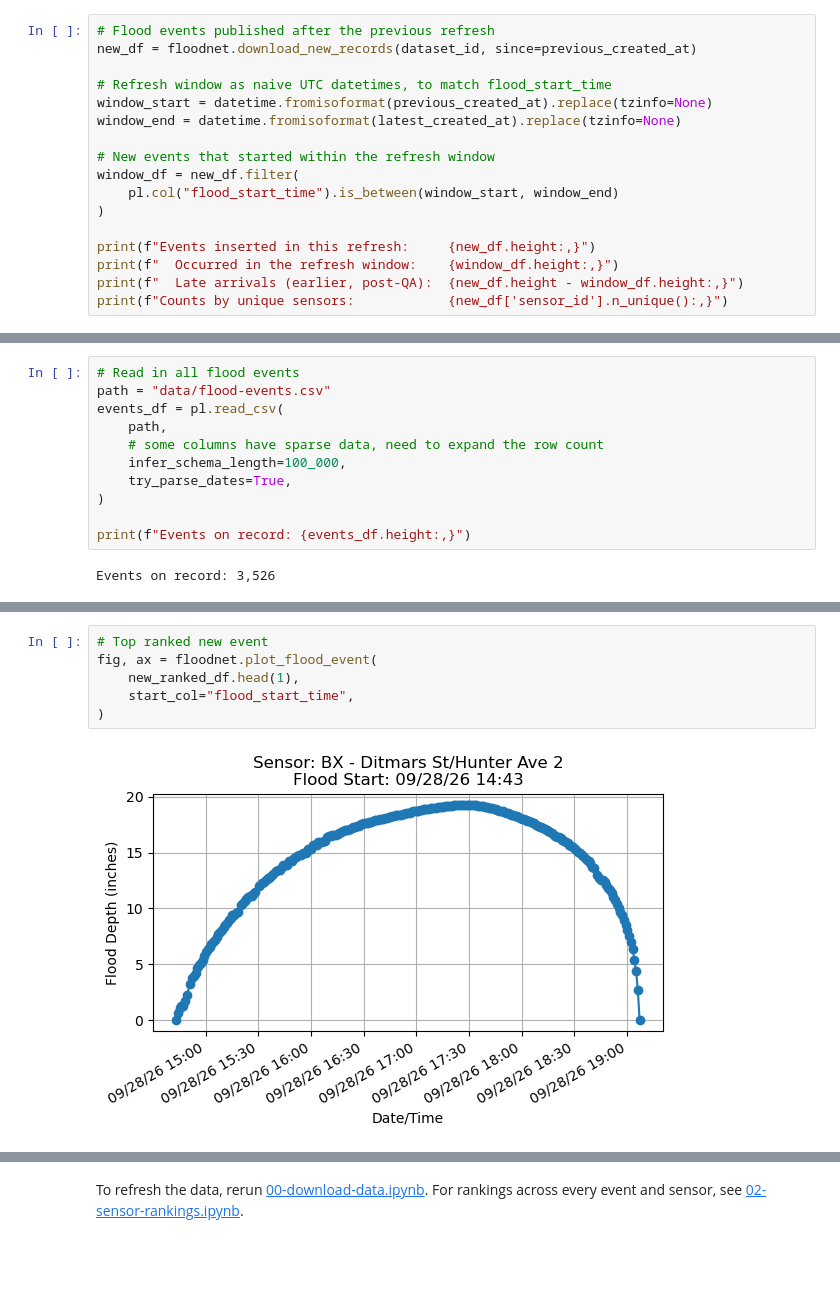
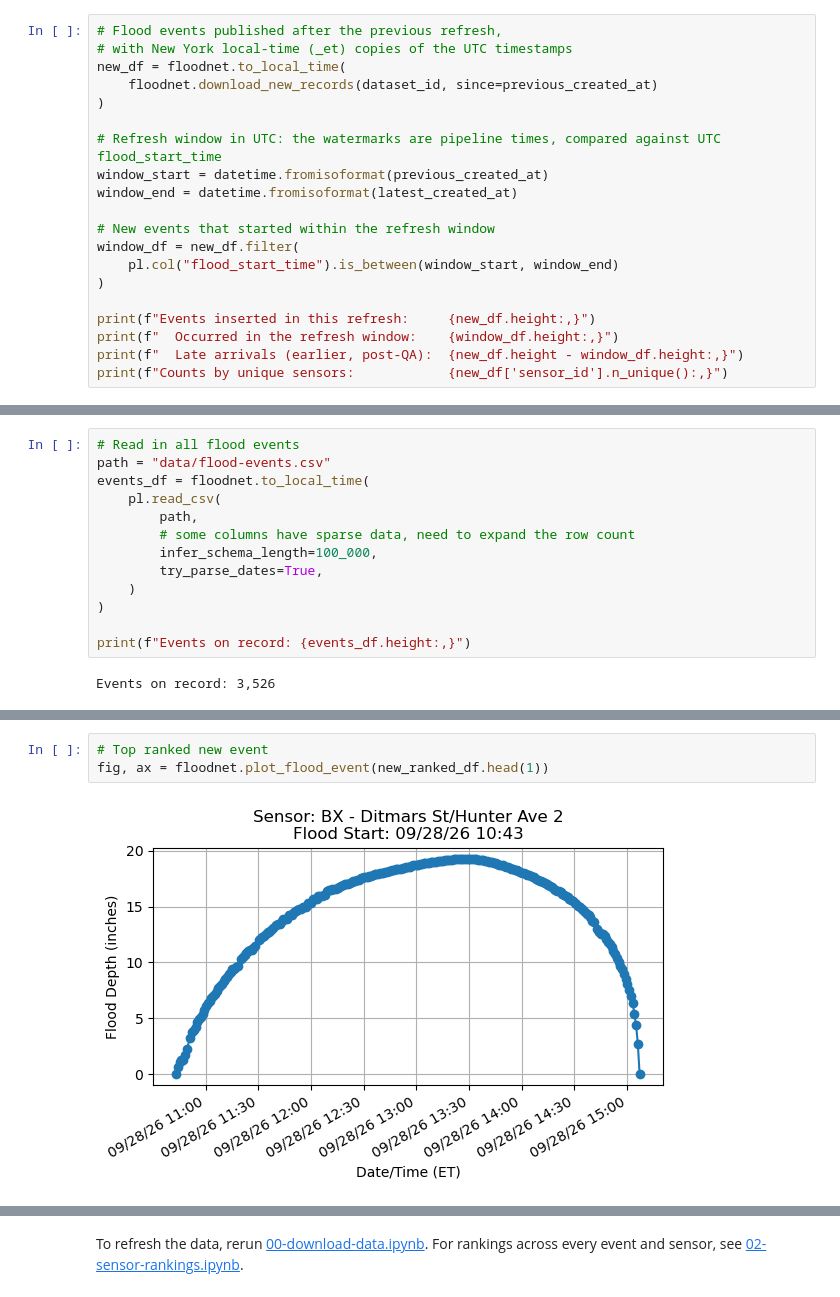
Before and after one commit to mebauer/floodnet-nyc-tutorial, a Jupyter notebook: 04-latest-refresh.ipynb, the cells around one changed output, grey strips where cells are left out. Saved outputs shown, nothing was run; the diff lists cells and outputs as text; blank space fills up the shorter version.

```diff
--- a/04-latest-refresh.ipynb
+++ b/04-latest-refresh.ipynb
@@ -67,12 +68,15 @@ Because of late arrivals, we report two counts for each refresh:
 
 The difference is the **late arrivals**: events that occurred before the window but were still possibly in QA at the previous refresh.
 # %%
-# Flood events published after the previous refresh
-new_df = floodnet.download_new_records(dataset_id, since=previous_created_at)
+# Flood events published after the previous refresh,
+# with New York local-time (_et) copies of the UTC timestamps
+new_df = floodnet.to_local_time(
+    floodnet.download_new_records(dataset_id, since=previous_created_at)
+)
 
-# Refresh window as naive UTC datetimes, to match flood_start_time
-window_start = datetime.fromisoformat(previous_created_at).replace(tzinfo=None)
-window_end = datetime.fromisoformat(latest_created_at).replace(tzinfo=None)
+# Refresh window in UTC: the watermarks are pipeline times, compared against UTC flood_start_time
+window_start = datetime.fromisoformat(previous_created_at)
+window_end = datetime.fromisoformat(latest_created_at)
 
 # New events that started within the refresh window
 window_df = new_df.filter(
@@ -227,11 +232,13 @@ Flood events have no ID column, so we match on `sensor_id` and `flood_start_time
 # %%
 # Read in all flood events
 path = "data/flood-events.csv"
-events_df = pl.read_csv(
-    path,
-    # some columns have sparse data, need to expand the row count
-    infer_schema_length=100_000,
-    try_parse_dates=True,
+events_df = floodnet.to_local_time(
+    pl.read_csv(
+        path,
+        # some columns have sparse data, need to expand the row count
+        infer_schema_length=100_000,
+        try_parse_dates=True,
+    )
 )
 
 print(f"Events on record: {events_df.height:,}")
@@ -352,11 +362,8 @@ We plot the flood profile (depth over time) of the deepest newly added event. Ti
 # %%
 # Top ranked new event
-fig, ax = floodnet.plot_flood_event(
-    new_ranked_df.head(1),
-    start_col="flood_start_time",
-)
+fig, ax = floodnet.plot_flood_event(new_ranked_df.head(1))
 # %% [output]
-[figure, old version]
+[figure, new version]
 # %%
 # Top five max depths new events
 top5 = new_ranked_df.head(5)
```
Also changed, not shown: parts of 12 cells of this notebook, 8 other files.
